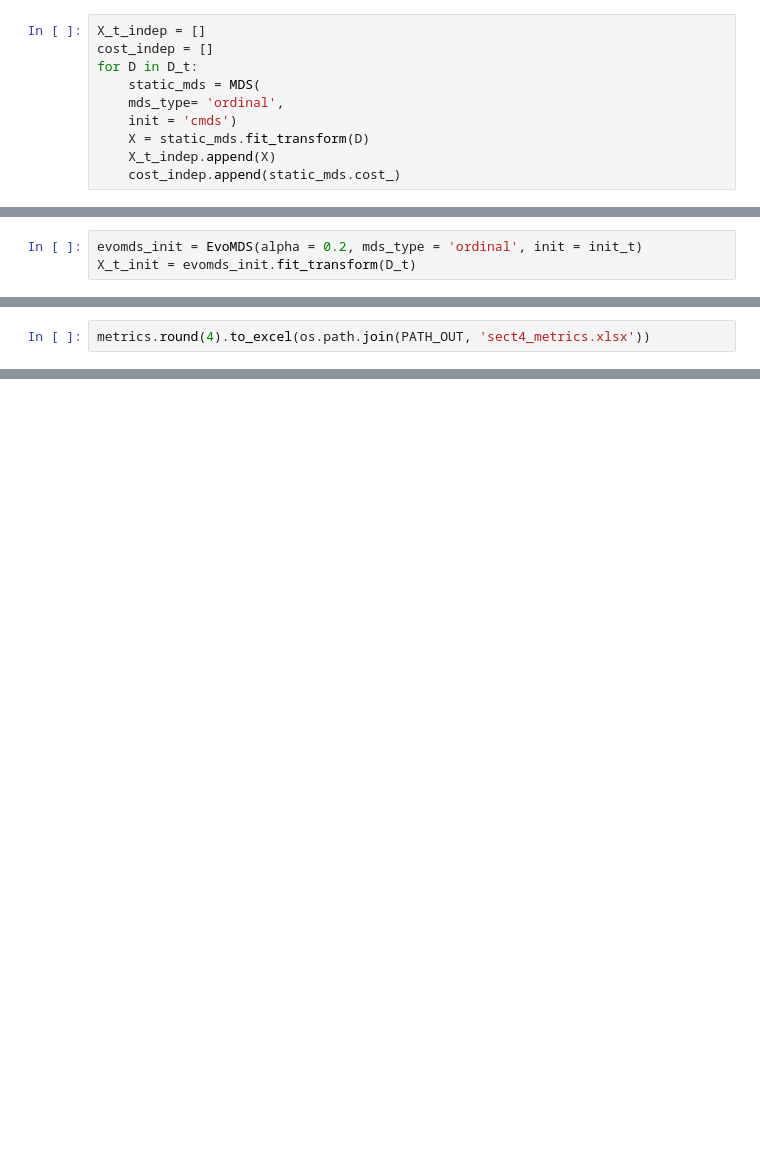
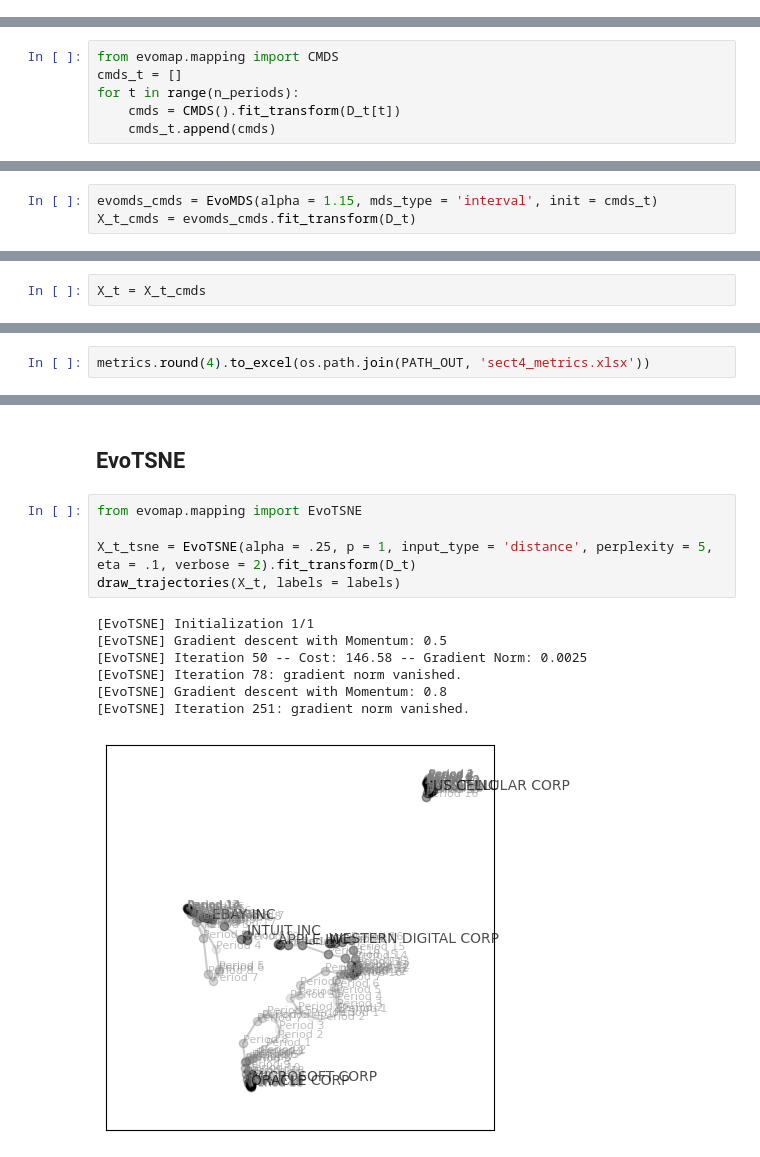
Before and after one commit to mpmatthe/evomap-JSS, a Jupyter notebook: src/evomap-demo.ipynb, the cells around one changed output, grey strips where cells are left out. Cells and saved outputs as stored; diff of their text form; blank space fills up the shorter version.

```diff
--- a/src/evomap-demo.ipynb
+++ b/src/evomap-demo.ipynb
@@ -215,10 +179,0 @@ array([[0.  , 1.  , 1.  , 0.97, 1.  , 0.91, 0.99, 1.  , 0.92],
-# %%
-X_t_indep = []
-cost_indep = []
-for D in D_t:
-    static_mds = MDS(
-    mds_type= 'ordinal',
-    init = 'cmds')
-    X = static_mds.fit_transform(D)
-    X_t_indep.append(X)
-    cost_indep.append(static_mds.cost_)
@@ -224,0 +229,6 @@ for D in D_t:
+# %%
+from evomap.mapping import CMDS
+cmds_t = []
+for t in range(n_periods):
+    cmds = CMDS().fit_transform(D_t[t])
+    cmds_t.append(cmds)
@@ -328,5 +360,5 @@ for t in range(n_periods):
     cmds = CMDS().fit_transform(D_t[t])
     cmds_t.append(cmds)
 # %%
-evomds_init = EvoMDS(alpha = 0.2, mds_type = 'ordinal', init = init_t)
-X_t_init = evomds_init.fit_transform(D_t)
+evomds_cmds = EvoMDS(alpha = 1.15, mds_type = 'interval', init = cmds_t)
+X_t_cmds = evomds_cmds.fit_transform(D_t)
@@ -355,3 +374,5 @@ fig
+# %%
+X_t = X_t_cmds
 # %% [markdown]
 ### Verbosity
 # %%
@@ -1631,0 +671,15 @@ def draw_trajectories(Y_ts, labels, selected_labels = None, title = None,
+# %% [markdown]
+## EvoTSNE
+# %%
+from evomap.mapping import EvoTSNE
+
+X_t_tsne = EvoTSNE(alpha = .25, p = 1, input_type = 'distance', perplexity = 5, eta = .1, verbose = 2).fit_transform(D_t)
+draw_trajectories(X_t, labels = labels)
+# %% [output]
+[EvoTSNE] Initialization 1/1
+[EvoTSNE] Gradient descent with Momentum: 0.5
+[EvoTSNE] Iteration 50 -- Cost: 146.58 -- Gradient Norm: 0.0025
+[EvoTSNE] Iteration 78: gradient norm vanished.
+[EvoTSNE] Gradient descent with Momentum: 0.8
+[EvoTSNE] Iteration 251: gradient norm vanished.
+[figure, added]
```
Also changed, not shown: parts of 135 cells of this notebook, 11 other files.
